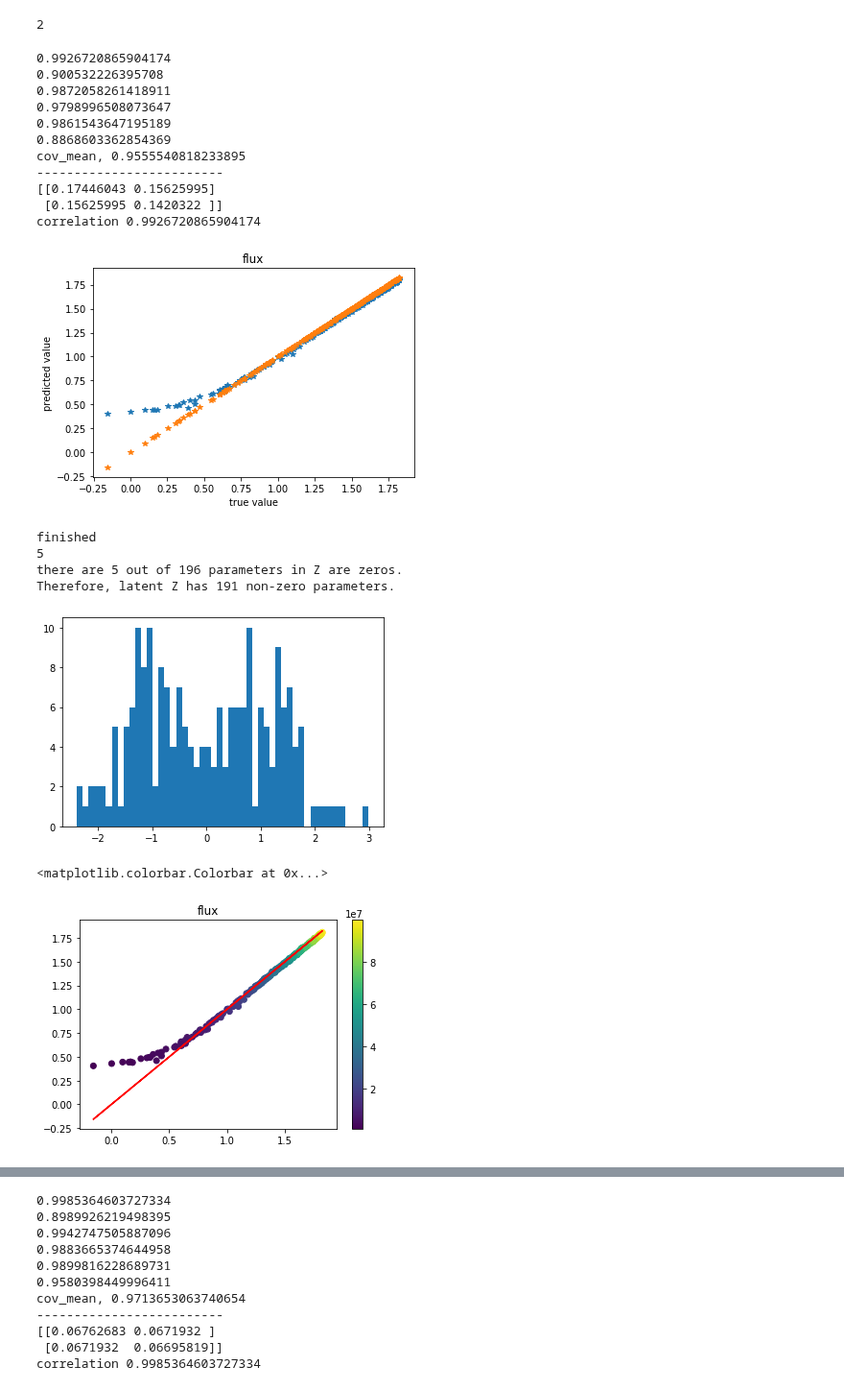
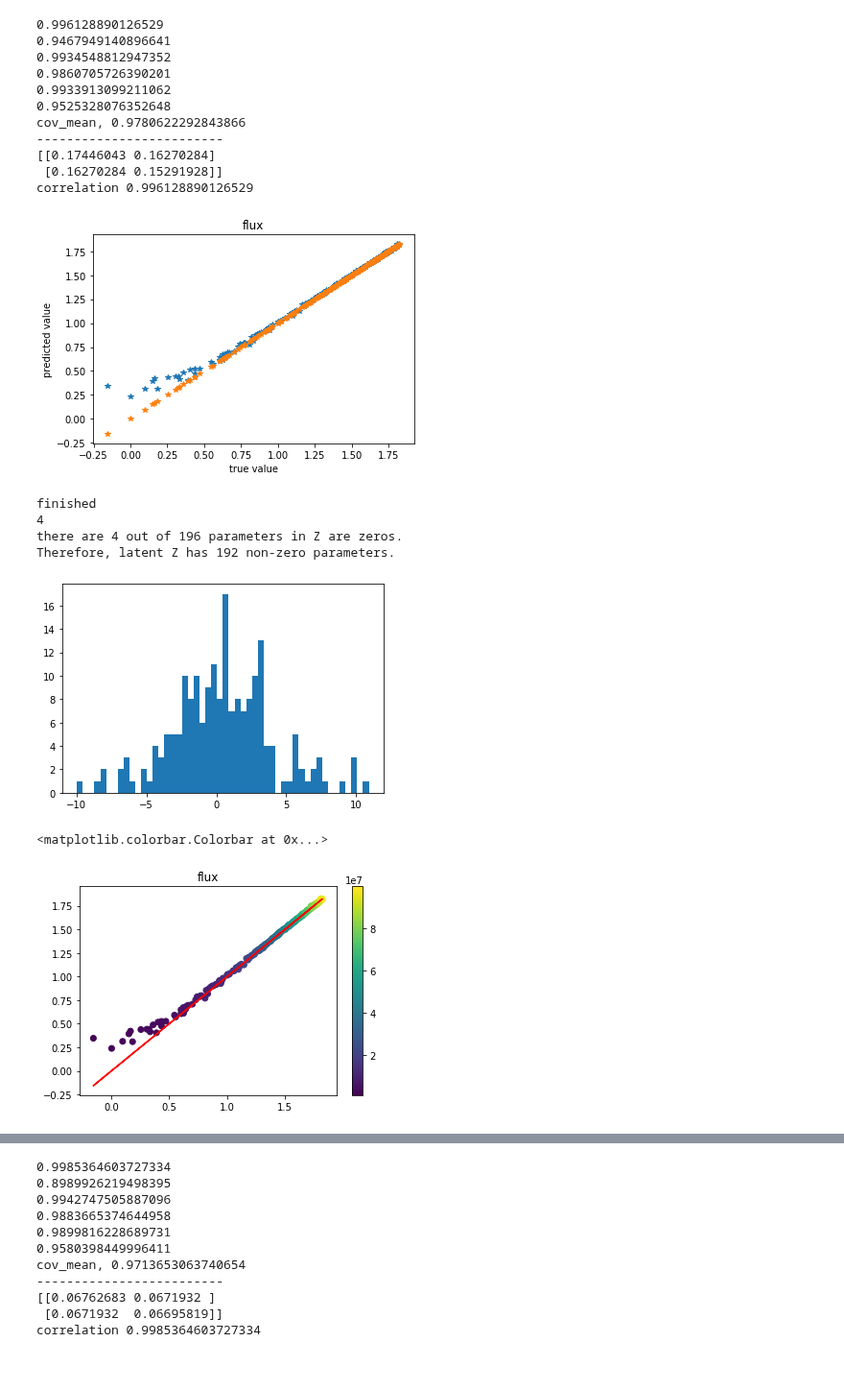
Before and after one commit to JunYinDM/GalaxyGenerativeModel, a Jupyter notebook: label/res_one.ipynb, the cells around one changed output, grey strips where cells are left out. Shown at 96% size. Cells and saved outputs as stored; diff of their text form; code cells hidden in the pictures.

```diff
--- a/label/res_one.ipynb
+++ b/label/res_one.ipynb
@@ -31,37 +31,8 @@ from util import r2, mse, rmse, mae, pp_mse, pp_rmse, pp_mae
 from model import  autoencoder_999, autoencoder_333, autoencoder_333_2, autoencoder_1014,autoencoder_1015
 from sklearn.decomposition import PCA
 device = torch.device("cuda:0" if torch.cuda.is_available() else "cpu")
-# %%
-num=29400
-#batch_size = 64
-#learning_rate = 1e-4
-#weight=5e4
-
-
-def showres(path):
-    img_data_tensor=torch.load(path)
-    img_data= img_data_tensor[4].numpy()
-    img_data.resize(64,64)
-    plt.imshow(img_data)
-    return img_data
-
-def to_img(x):   # image size 56 * 56
-    x = x.view(x.size(0), 1, 64, 64)
-    return x
-
-
-test_dataset = testlabelDataset_stoke_1ser()
-test_dataloader= DataLoader(dataset=test_dataset, batch_size=300,shuffle=False,drop_last=True)
-criterion_none = nn.L1Loss(reduction='none')
-# %%
-for data in test_dataloader:
-    print()
-# %%
-1+1
-# %% [output]
-2
 # %%
-num=29400
+num=37000
 #batch_size = 64
 #learning_rate = 1e-4
 #weight=5e4
@@ -86,7 +57,7 @@ criterion_none = nn.L1Loss(reduction='none')
 
 
 model = autoencoder_1015().cuda()   ###### AE model
-model.load_state_dict(torch.load('gal_img1001/one001_2_{}.pth'.format(num)))
+model.load_state_dict(torch.load('gal_img1001/one001_3_{}.pth'.format(num)))
 model.eval()
 
 
@@ -123,44 +94,44 @@ res_out=test_output.data.cpu().numpy()
 label_in=test_label.data.cpu().numpy()
 label_out=test_z[:,:6].data.cpu().numpy()
 
 
 cov_sum=0
 for i in range(6):
     cov=np.cov(np.stack((label_in[:,i], label_out[:,i]), axis=0))
 
     print(cov[0,1]/np.sqrt(cov[0][0] * cov[1][1]))
     cov_sum=cov_sum+cov[0,1]/np.sqrt(cov[0][0] * cov[1][1])
 print("cov_mean,",cov_sum/6 )
 
 
 
 flux = (10**label_in[:,0]) * 1.5e6
 
 
 print("-------------------------")
 
 i=0
 plt.plot(label_in[:,i],label_out[:,i],"*")
 plt.plot(label_in[:,i],label_in[:,i],"*")
 plt.xlabel("true value")
 plt.ylabel("predicted value")
 plt.title("flux")
 cov=np.cov(np.stack((label_in[:,i], label_out[:,i]), axis=0))
 print( np.cov(np.stack((label_in[:,i], label_out[:,i]), axis=0)))
 print("correlation",cov[0,1]/np.sqrt(cov[0][0] * cov[1][1]))
 # %% [output]
-0.9926720865904174
-0.900532226395708
-0.9872058261418911
-0.9798996508073647
-0.9861543647195189
-0.8868603362854369
-cov_mean, 0.9555540818233895
+0.996128890126529
+0.9467949140896641
+0.9934548812947352
+0.9860705726390201
+0.9933913099211062
+0.9525328076352648
+cov_mean, 0.9780622292843866
 -------------------------
-[[0.17446043 0.15625995]
- [0.15625995 0.1420322 ]]
-correlation 0.9926720865904174
+[[0.17446043 0.16270284]
+ [0.16270284 0.15291928]]
+correlation 0.996128890126529
-[figure, old version]
+[figure, new version]
 # %%
 
 dt_test = test_z.data.cpu().numpy().reshape([300,-1])
@@ -178,10 +149,10 @@ print("there are",zeros,"out of 196 parameters in Z are zeros. ")
 print("Therefore, latent Z has", 14*14-zeros,"non-zero parameters.")
 # %% [output]
 finished
-5
-there are 5 out of 196 parameters in Z are zeros.
-Therefore, latent Z has 191 non-zero parameters.
+4
+there are 4 out of 196 parameters in Z are zeros.
+Therefore, latent Z has 192 non-zero parameters.
-[figure, old version]
+[figure, new version]
 # %%
 plt.plot(label_in[:,i],label_in[:,i],'r')
 plt.scatter(label_in[:,i],label_out[:,i],c=flux)
@@ -189,7 +160,7 @@ plt.title("flux")
 plt.colorbar()
 # %% [output]
 <matplotlib.colorbar.Colorbar at 0x...>
-[figure, old version]
+[figure, new version]
 # %%
 i=1
 plt.plot(label_in[:,i],label_out[:,i],"*")
```
Also changed, not shown: parts of 14 cells of this notebook.
